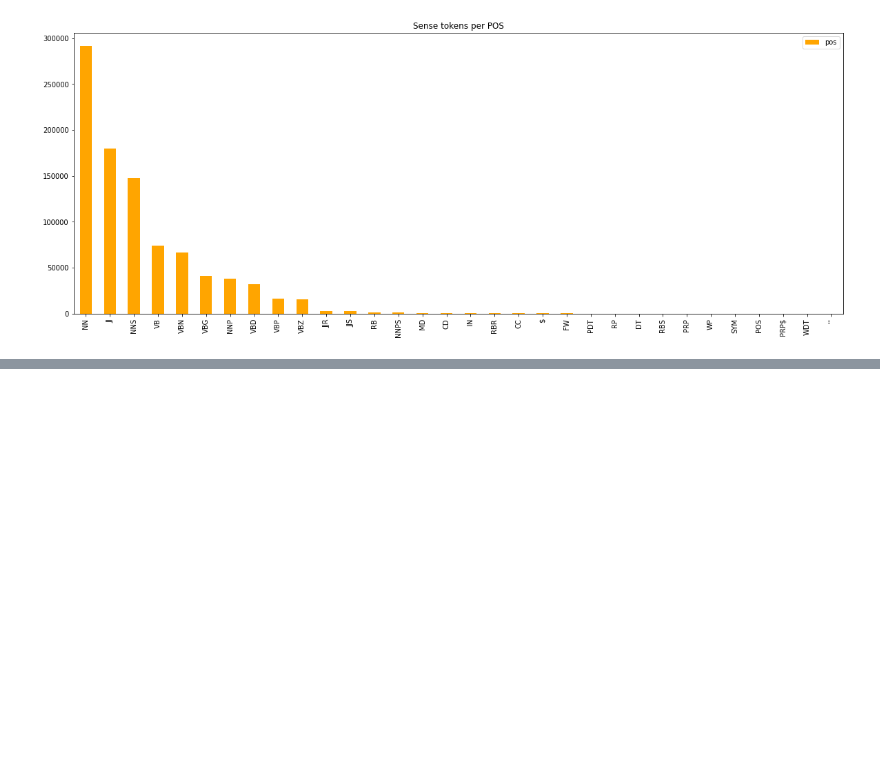
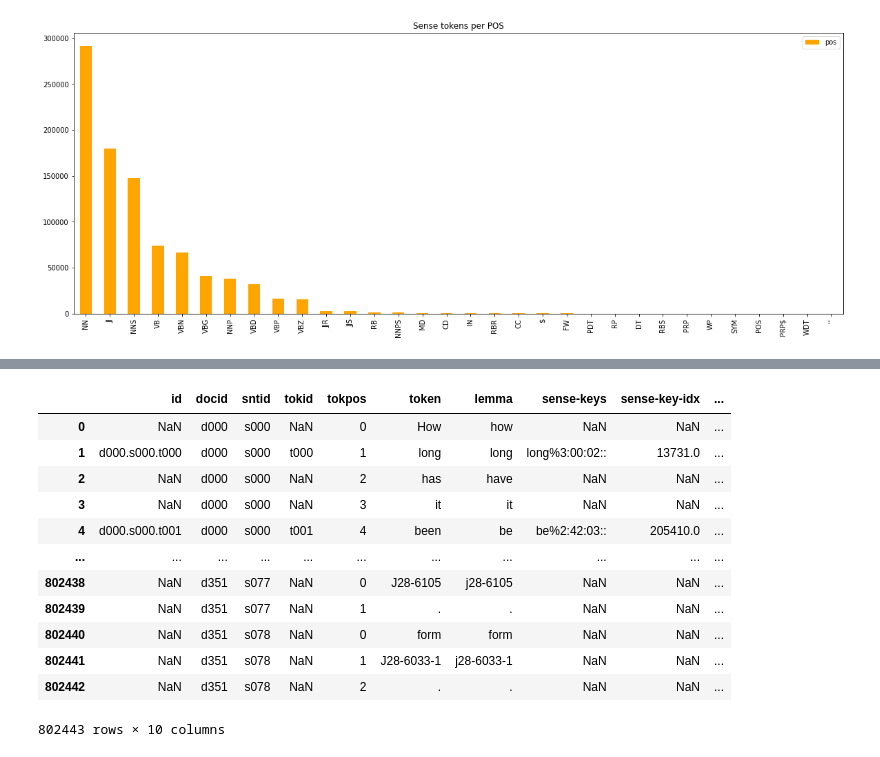
Before and after one commit to WordSenseMakers/bert-wsd, a Jupyter notebook: dataset_statistics.ipynb, the cells around one changed output, grey strips where cells are left out. Cells and saved outputs as stored; diff of their text form; code cells hidden in the pictures; blank space fills up the shorter version.

```diff
--- a/dataset_statistics.ipynb
+++ b/dataset_statistics.ipynb
@@ -262,0 +300,18 @@ sense_pos_analysis(omsti)
+# %%
+ds = SemCorDataSet.unpickle('./train_semcor_only.pkl')
+# %%
+ds.token_level
+# %% [output]
+|  | id | docid | sntid | tokid | tokpos | token | lemma | sense-keys | sense-key-idx | ... |
+| 0 | NaN | d000 | s000 | NaN | 0 | How | how | NaN | NaN | ... |
+| 1 | d000.s000.t000 | d000 | s000 | t000 | 1 | long | long | long%3:00:02:: | 13731.0 | ... |
+| 2 | NaN | d000 | s000 | NaN | 2 | has | have | NaN | NaN | ... |
+| 3 | NaN | d000 | s000 | NaN | 3 | it | it | NaN | NaN | ... |
+| 4 | d000.s000.t001 | d000 | s000 | t001 | 4 | been | be | be%2:42:03:: | 205410.0 | ... |
+| ... | ... | ... | ... | ... | ... | ... | ... | ... | ... | ... |
+| 802438 | NaN | d351 | s077 | NaN | 0 | J28-6105 | j28-6105 | NaN | NaN | ... |
+| 802439 | NaN | d351 | s077 | NaN | 1 | . | . | NaN | NaN | ... |
+| 802440 | NaN | d351 | s078 | NaN | 0 | form | form | NaN | NaN | ... |
+| 802441 | NaN | d351 | s078 | NaN | 1 | J28-6033-1 | j28-6033-1 | NaN | NaN | ... |
+| 802442 | NaN | d351 | s078 | NaN | 2 | . | . | NaN | NaN | ... |
+802443 rows × 10 columns
```
Also changed, not shown: parts of 6 cells of this notebook, 5 other files.
